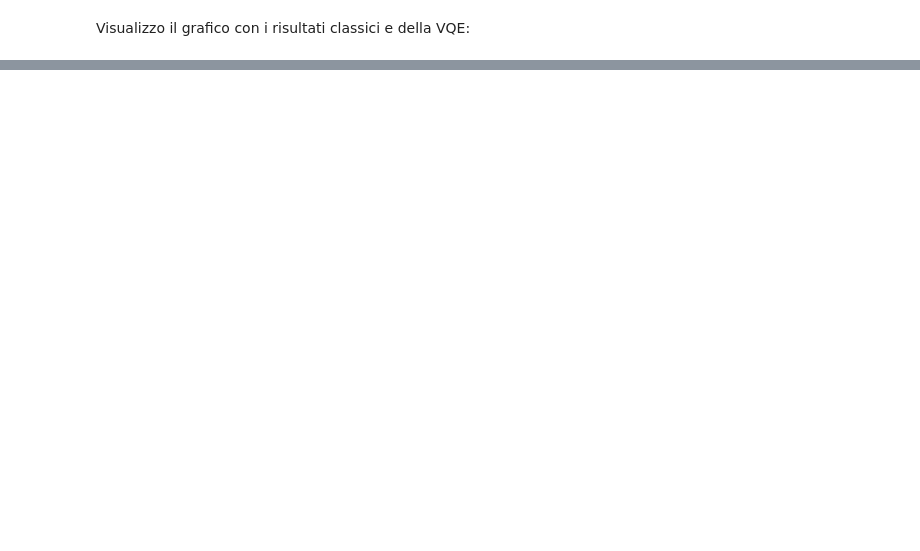
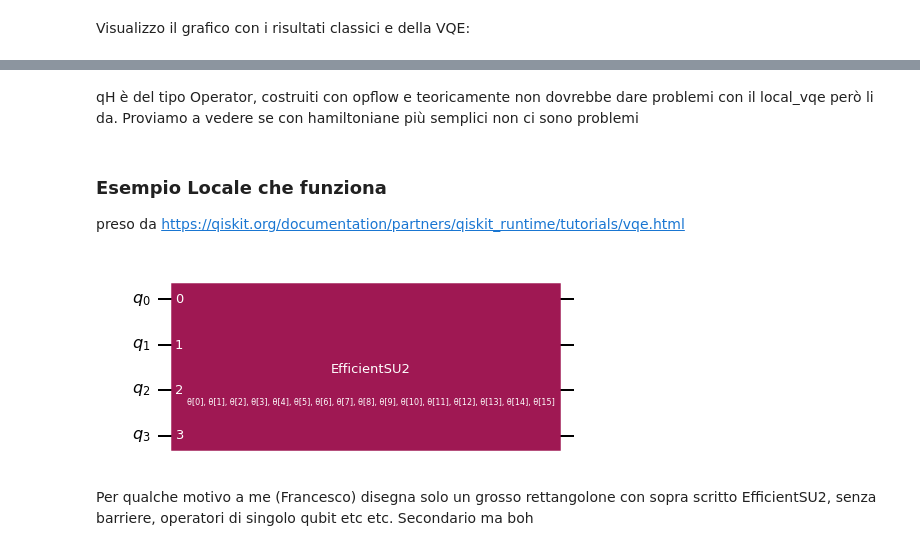
Before and after one commit to herondedalus/AQM_progettino, a Jupyter notebook: Main.ipynb, the cells around one changed output, grey strips where cells are left out. Drawn from its saved outputs; the diff is of its cells as text; code cells hidden in the pictures; blank space fills up the shorter version.

Commit message:
Aggiunte commenti su perchè h più atomi non funziona

```diff
--- a/Main.ipynb
+++ b/Main.ipynb
@@ -269,0 +368,20 @@ plot_tot([cGSEigE, EigE, qGSEigE])
+# %% [markdown]
+qH è del tipo Operator, costruiti con opflow e teoricamente non dovrebbe dare problemi con il local_vqe però li da. Proviamo a vedere se con hamiltoniane più semplici non ci sono problemi
+# %% [markdown]
+### Esempio Locale che funziona
+preso da https://qiskit.org/documentation/partners/qiskit_runtime/tutorials/vqe.html
+# %%
+from qiskit.opflow import Z, I
+
+num_qubits = 4
+hamiltonian = (Z ^ Z) ^ (I ^ (num_qubits - 2))
+# %%
+from qiskit.circuit.library import EfficientSU2
+
+# the rotation gates are chosen randomly, so we set a seed for reproducibility
+ansatz = EfficientSU2(num_qubits, reps=1, entanglement='linear', insert_barriers=True)
+ansatz.draw('mpl', style='iqx')
+# %% [output]
+[figure, added]
+# %% [markdown]
+Per qualche motivo a me (Francesco) disegna solo un grosso rettangolone con sopra scritto EfficientSU2, senza barriere, operatori di singolo qubit etc etc. Secondario ma boh
```
Also changed, not shown: parts of 25 cells of this notebook.
